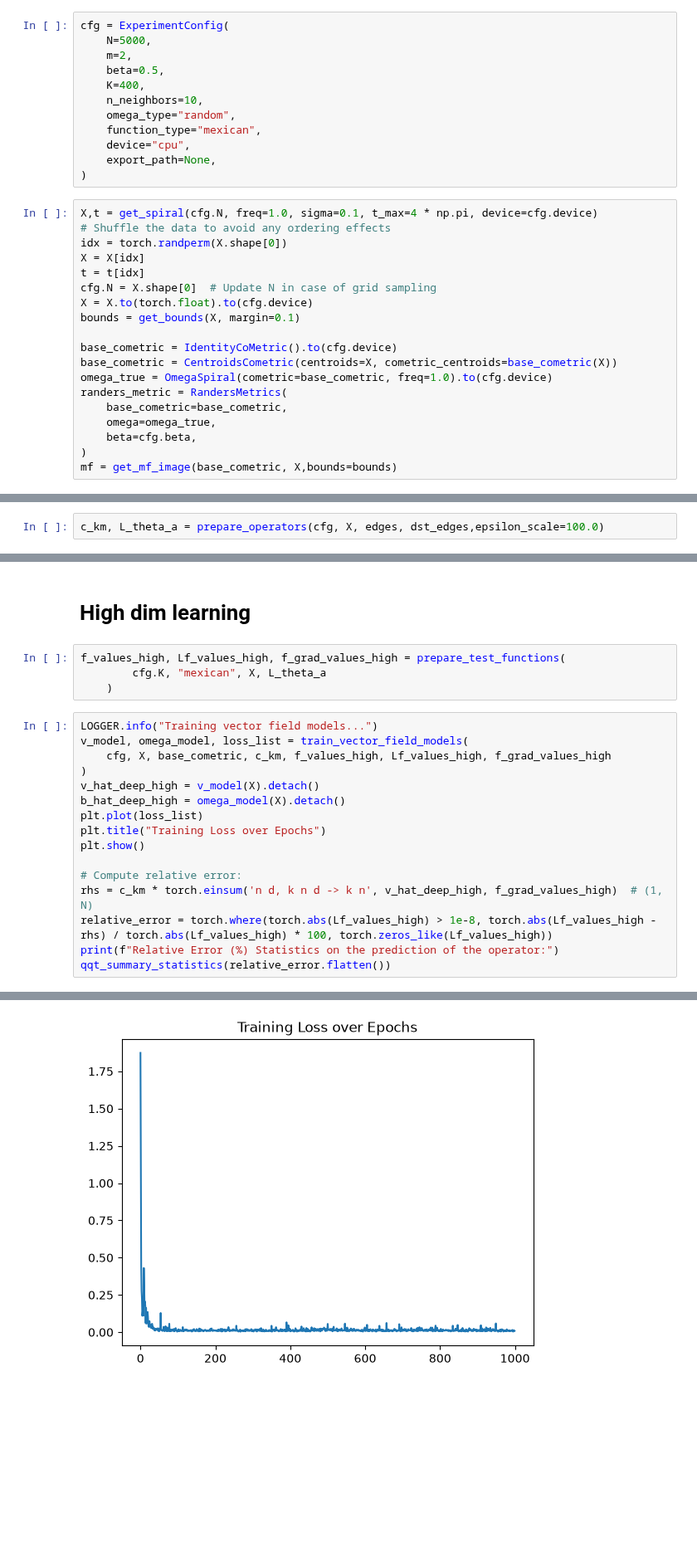
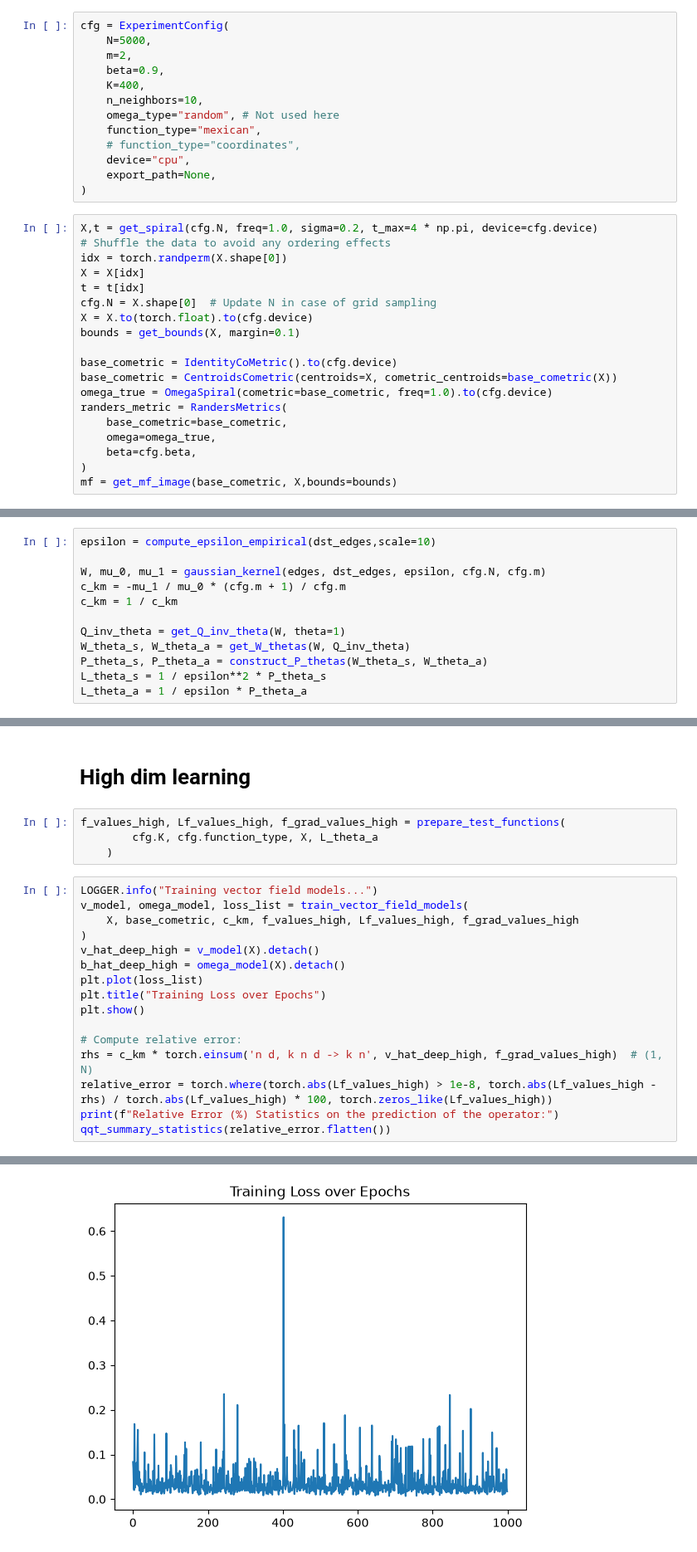
Before and after one commit to Gwendal-Debaussart/Finsler-Embedding, a Jupyter notebook: spiral2D_embeddings.ipynb, the cells around one changed output, grey strips where cells are left out. Shown at 83% size. Saved outputs shown, nothing was run; the diff lists cells and outputs as text; blank space fills up the shorter version.

```diff
--- a/spiral2D_embeddings.ipynb
+++ b/spiral2D_embeddings.ipynb
@@ -63,16 +65,17 @@ class OmegaSpiral(torch.nn.Module):
 cfg = ExperimentConfig(
     N=5000,
     m=2,
-    beta=0.5,
+    beta=0.9,
     K=400,
     n_neighbors=10,
-    omega_type="random",
+    omega_type="random", # Not used here
     function_type="mexican",
+    # function_type="coordinates",
     device="cpu",
     export_path=None,
 )
 # %%
-X,t = get_spiral(cfg.N, freq=1.0, sigma=0.1, t_max=4 * np.pi, device=cfg.device)
+X,t = get_spiral(cfg.N, freq=1.0, sigma=0.2, t_max=4 * np.pi, device=cfg.device)
 # Shuffle the data to avoid any ordering effects
 idx = torch.randperm(X.shape[0])
 X = X[idx]
@@ -140,2 +106,12 @@ dst_edges = construct_distance_matrix(X, edges, randers_metric,use_approx=True)
 # %%
-c_km, L_theta_a = prepare_operators(cfg, X, edges, dst_edges,epsilon_scale=100.0)
+epsilon = compute_epsilon_empirical(dst_edges,scale=10)
+
+W, mu_0, mu_1 = gaussian_kernel(edges, dst_edges, epsilon, cfg.N, cfg.m)
+c_km = -mu_1 / mu_0 * (cfg.m + 1) / cfg.m
+c_km = 1 / c_km
+
+Q_inv_theta = get_Q_inv_theta(W, theta=1)
+W_theta_s, W_theta_a = get_W_thetas(W, Q_inv_theta)
+P_theta_s, P_theta_a = construct_P_thetas(W_theta_s, W_theta_a)
+L_theta_s = 1 / epsilon**2 * P_theta_s
+L_theta_a = 1 / epsilon * P_theta_a
@@ -146,12 +160,12 @@ c_km, L_theta_a = prepare_operators(cfg, X, edges, dst_edges,epsilon_scale=100.0
 # High dim learning
 # %%
 f_values_high, Lf_values_high, f_grad_values_high = prepare_test_functions(
-        cfg.K, "mexican", X, L_theta_a
+        cfg.K, cfg.function_type, X, L_theta_a
     )
 # %%
 LOGGER.info("Training vector field models...")
 v_model, omega_model, loss_list = train_vector_field_models(
-    cfg, X, base_cometric, c_km, f_values_high, Lf_values_high, f_grad_values_high
+    X, base_cometric, c_km, f_values_high, Lf_values_high, f_grad_values_high
 )
 v_hat_deep_high = v_model(X).detach()
 b_hat_deep_high = omega_model(X).detach()
@@ -169,2 +183,2 @@ qqt_summary_statistics(relative_error.flatten())
-[figure, old version]
+[figure, new version]
 Relative Error (%) Statistics on the prediction of the operator:
```
Also changed, not shown: parts of 16 cells of this notebook, 1 other file.
